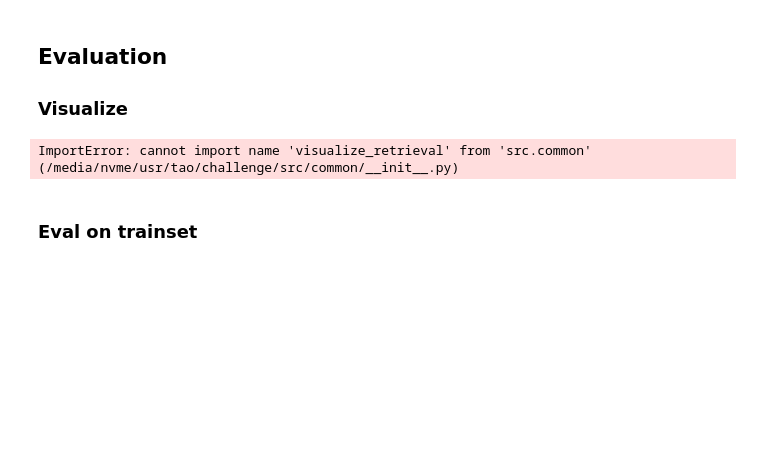
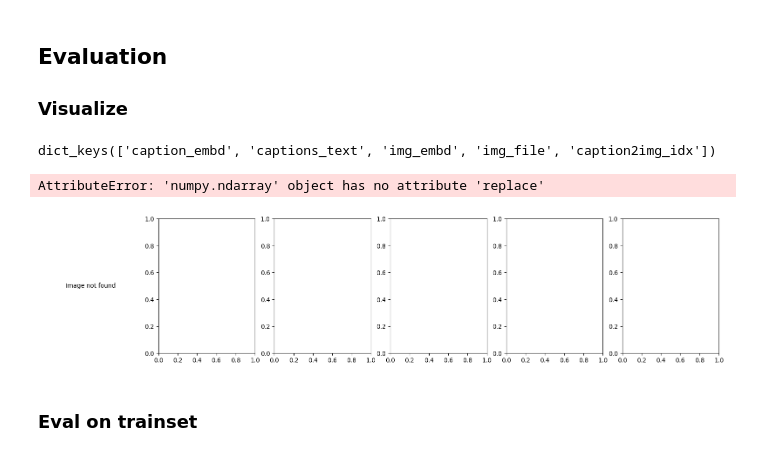
Before and after one commit to Mamiglia/challenge, a Jupyter notebook: baseline.ipynb, the cells around one changed output. Saved outputs shown, nothing was run; the diff lists cells and outputs as text; code cells hidden in the pictures; blank space fills up the shorter version.

```diff
--- a/baseline.ipynb
+++ b/baseline.ipynb
@@ -108,15 +164,30 @@ model.load_state_dict(torch.load(MODEL_PATH))
 ## Evaluation
 
 ### Visualize
+# %%
+train_data.keys()
+# %% [output]
+dict_keys(['caption_embd', 'captions_text', 'img_embd', 'img_file', 'caption2img_idx'])
 # %%
-from src.common import visualize_retrieval
+from challenge.src.common import visualize_retrieval
 
-input_embds = train_data['caption_embd'].float()[:5]
-pred_embds = model(input_embds.to(DEVICE)).cpu()
 
-visualize_retrieval(pred_embds, input_embds, train_data['gt_index'][:5], train_data['image_files'][:5], train_data['caption_text'][:5], train_data['image_embeddings'][:5])
+caption_embd = train_data['caption_embd'].float()[-5:]
+gt_indices = train_data['caption2img_idx'][-5:]
+
+
+pred_embds = model(caption_embd.to(DEVICE)).cpu()
+
+with torch.no_grad():
+    visualize_retrieval(
+        pred_embds, caption_embd,
+        gt_indices,
+        train_data['img_file'],
+        train_data['captions_text'][-5:],
+        train_data['img_embd'])
 # %% [output]
-ImportError: cannot import name 'visualize_retrieval' from 'src.common' (/media/nvme/usr/tao/challenge/src/common/__init__.py)
+AttributeError: 'numpy.ndarray' object has no attribute 'replace'
+[figure, added]
 # %% [markdown]
 ### Eval on trainset
 # %%
```
Also changed, not shown: parts of 6 cells of this notebook.
